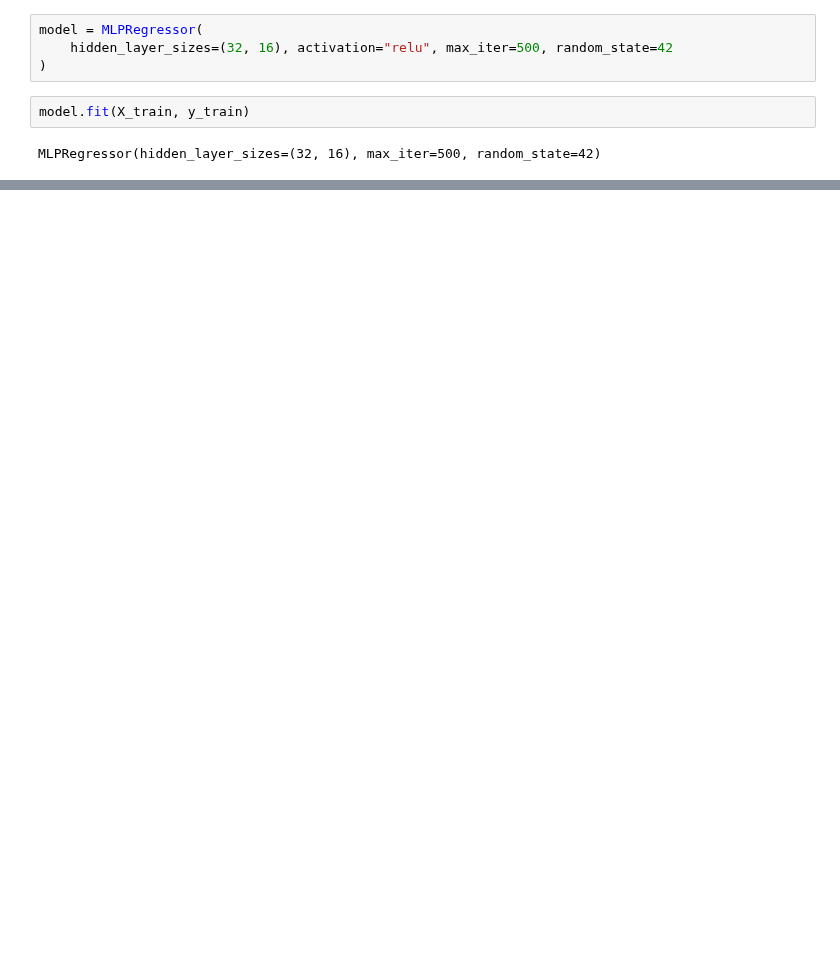
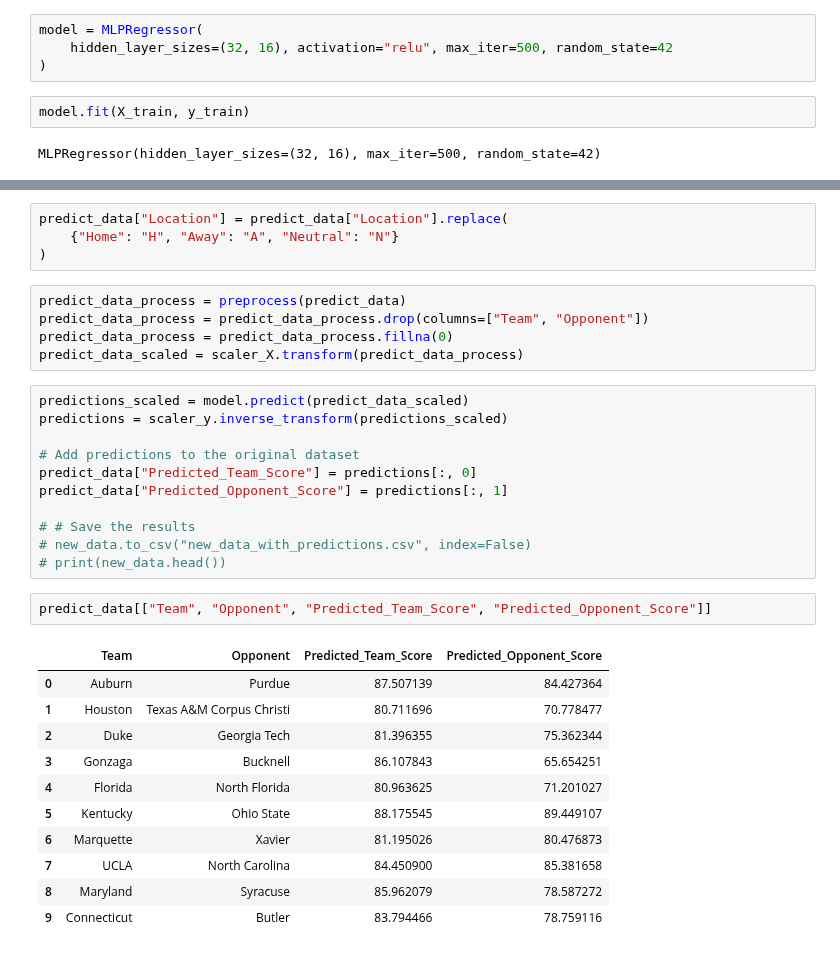
Before and after one commit to visheshgupta19/Stats_competition-, a Jupyter notebook: neural_network.ipynb, the cells around one changed output, grey strips where cells are left out. Cells and saved outputs as stored; diff of their text form; blank space fills up the shorter version.

```diff
--- a/neural_network.ipynb
+++ b/neural_network.ipynb
@@ -199,0 +248,34 @@ R-squared: 0.46266962563534564
+# %%
+predict_data["Location"] = predict_data["Location"].replace(
+    {"Home": "H", "Away": "A", "Neutral": "N"}
+)
+# %%
+predict_data_process = preprocess(predict_data)
+predict_data_process = predict_data_process.drop(columns=["Team", "Opponent"])
+predict_data_process = predict_data_process.fillna(0)
+predict_data_scaled = scaler_X.transform(predict_data_process)
+# %%
+predictions_scaled = model.predict(predict_data_scaled)
+predictions = scaler_y.inverse_transform(predictions_scaled)
+
+# Add predictions to the original dataset
+predict_data["Predicted_Team_Score"] = predictions[:, 0]
+predict_data["Predicted_Opponent_Score"] = predictions[:, 1]
+
+# # Save the results
+# new_data.to_csv("new_data_with_predictions.csv", index=False)
+# print(new_data.head())
+# %%
+predict_data[["Team", "Opponent", "Predicted_Team_Score", "Predicted_Opponent_Score"]]
+# %% [output]
+|  | Team | Opponent | Predicted_Team_Score | Predicted_Opponent_Score |
+| 0 | Auburn | Purdue | 87.507139 | 84.427364 |
+| 1 | Houston | Texas A&M Corpus Christi | 80.711696 | 70.778477 |
+| 2 | Duke | Georgia Tech | 81.396355 | 75.362344 |
+| 3 | Gonzaga | Bucknell | 86.107843 | 65.654251 |
+| 4 | Florida | North Florida | 80.963625 | 71.201027 |
+| 5 | Kentucky | Ohio State | 88.175545 | 89.449107 |
+| 6 | Marquette | Xavier | 81.195026 | 80.476873 |
+| 7 | UCLA | North Carolina | 84.450900 | 85.381658 |
+| 8 | Maryland | Syracuse | 85.962079 | 78.587272 |
+| 9 | Connecticut | Butler | 83.794466 | 78.759116 |
```
Also changed, not shown: parts of 23 cells of this notebook, 2 other files.
